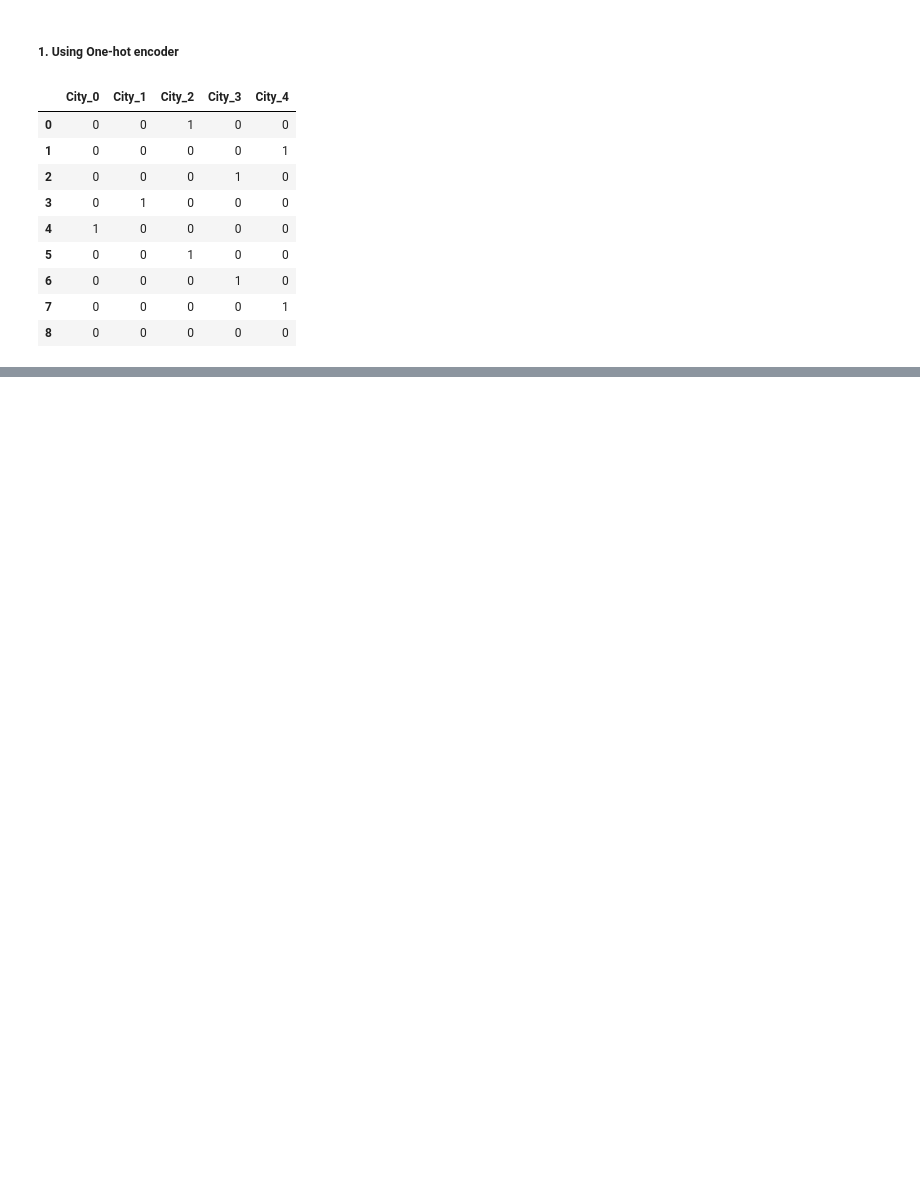
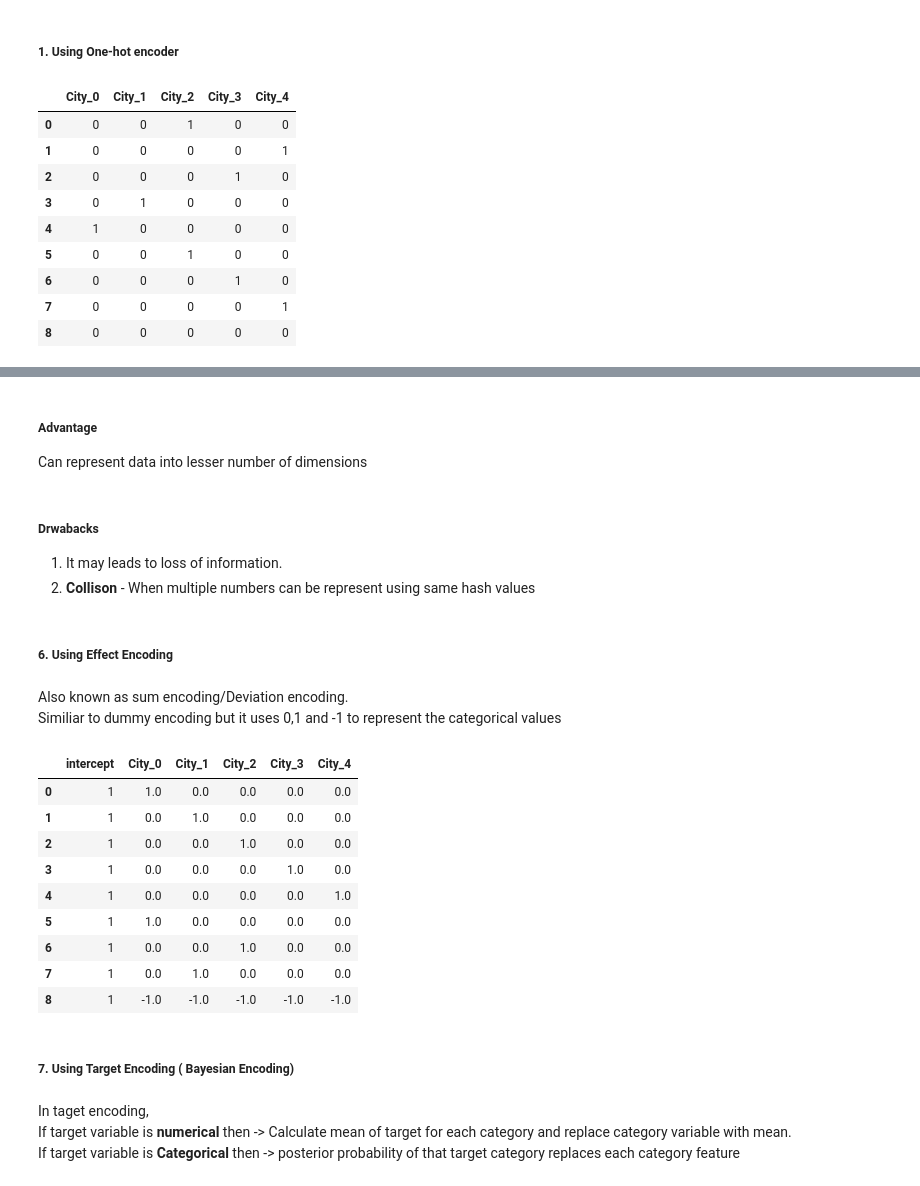
Before and after one commit to vishalbansal-1650/Categorical-Encoding-Techniques, a Jupyter notebook: Categorical Data Encoding Techniques.ipynb, the cells around one changed output, grey strips where cells are left out. Cells and saved outputs as stored; diff of their text form; code cells hidden in the pictures; blank space fills up the shorter version.

Commit message:
Added more encoding techniques

```diff
--- a/Categorical Data Encoding Techniques.ipynb
+++ b/Categorical Data Encoding Techniques.ipynb
@@ -147,0 +184,2 @@ data
+# %%
+data=pd.DataFrame({'City':['Delhi','Mumbai','Hyderabad','Chennai','Bangalore','Delhi','Hyderabad','Mumbai','Agra']})
@@ -147,0 +268,35 @@ data
+# %% [markdown]
+##### Advantage
+
+Can represent data into lesser number of dimensions
+# %% [markdown]
+##### Drwabacks
+
+1. It may leads to loss of information.
+2. **Collison** - When multiple numbers can be represent using same hash values
+# %% [markdown]
+##### 6. Using Effect Encoding
+# %% [markdown]
+Also known as sum encoding/Deviation encoding. <br>
+Similiar to dummy encoding but it uses 0,1 and -1 to represent the categorical values
+# %%
+sum_encode = ce.SumEncoder(cols='City',return_df=True)
+sum_encode.fit(data['City'])
+sum_encode.transform(data['City'],)
+# %% [output]
+|  | intercept | City_0 | City_1 | City_2 | City_3 | City_4 |
+| 0 | 1 | 1.0 | 0.0 | 0.0 | 0.0 | 0.0 |
+| 1 | 1 | 0.0 | 1.0 | 0.0 | 0.0 | 0.0 |
+| 2 | 1 | 0.0 | 0.0 | 1.0 | 0.0 | 0.0 |
+| 3 | 1 | 0.0 | 0.0 | 0.0 | 1.0 | 0.0 |
+| 4 | 1 | 0.0 | 0.0 | 0.0 | 0.0 | 1.0 |
+| 5 | 1 | 1.0 | 0.0 | 0.0 | 0.0 | 0.0 |
+| 6 | 1 | 0.0 | 0.0 | 1.0 | 0.0 | 0.0 |
+| 7 | 1 | 0.0 | 1.0 | 0.0 | 0.0 | 0.0 |
+| 8 | 1 | -1.0 | -1.0 | -1.0 | -1.0 | -1.0 |
+# %% [markdown]
+##### 7. Using Target Encoding ( Bayesian Encoding)
+# %% [markdown]
+In taget encoding, <br>
+If target variable is **numerical** then -> Calculate mean of target for each category and replace category variable with mean.<br>
+If target variable is **Categorical** then -> posterior probability of that target category replaces each category feature
```
Also changed, not shown: parts of 25 cells of this notebook.
